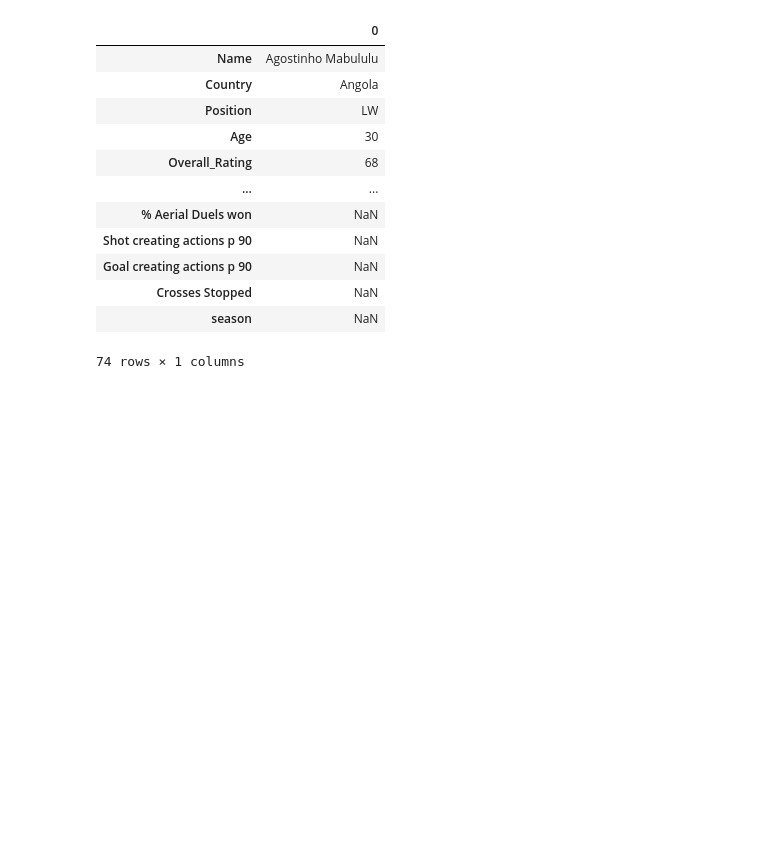
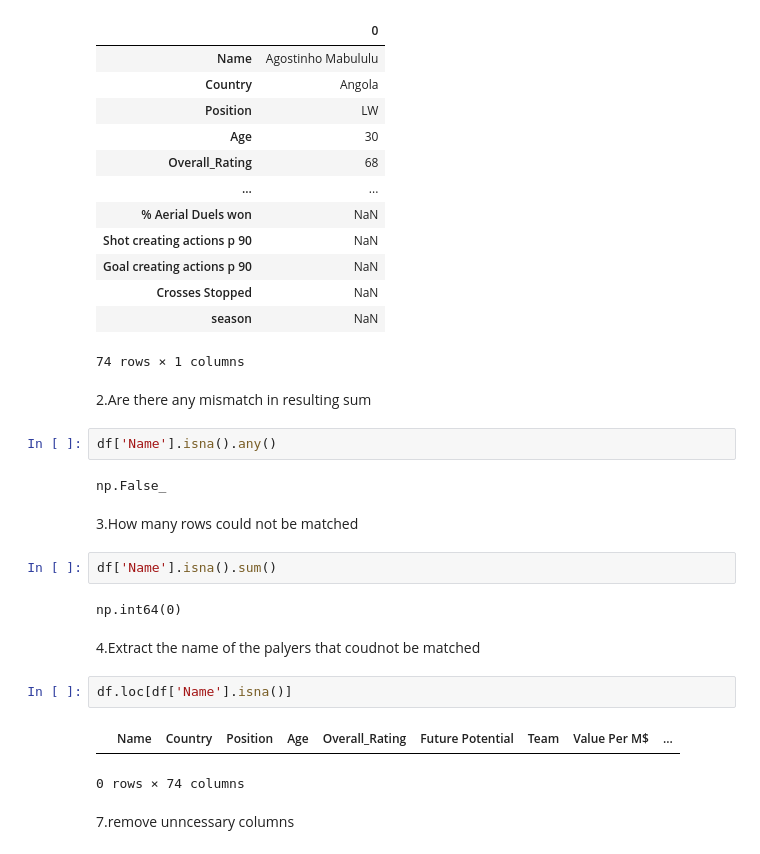
Before and after one commit to CyberWol-12/Python-Pandas-Data-Analysis-Journey, a Jupyter notebook: 01_FIFA_wordcup_capstone_project/capstone_project.ipynb, the cells around one changed output. Drawn from its saved outputs; the diff is of its cells as text; blank space fills up the shorter version.

```diff
--- a/01_FIFA_wordcup_capstone_project/capstone_project.ipynb
+++ b/01_FIFA_wordcup_capstone_project/capstone_project.ipynb
@@ -70,3 +70,24 @@ df.head(1).T
 | Crosses Stopped | NaN |
 | season | NaN |
 74 rows × 1 columns
+# %% [markdown]
+2.Are there any mismatch in resulting sum
+# %%
+df['Name'].isna().any()
+# %% [output]
+np.False_
+# %% [markdown]
+3.How many rows could not be matched
+# %%
+df['Name'].isna().sum()
+# %% [output]
+np.int64(0)
+# %% [markdown]
+4.Extract the name of the palyers that coudnot be matched
+# %%
+df.loc[df['Name'].isna()]
+# %% [output]
+|  | Name | Country | Position | Age | Overall_Rating | Future Potential | Team | Value Per M$ | ... |
+0 rows × 74 columns
+# %% [markdown]
+7.remove unncessary columns
```
Also changed, not shown: parts of 7 cells of this notebook.
